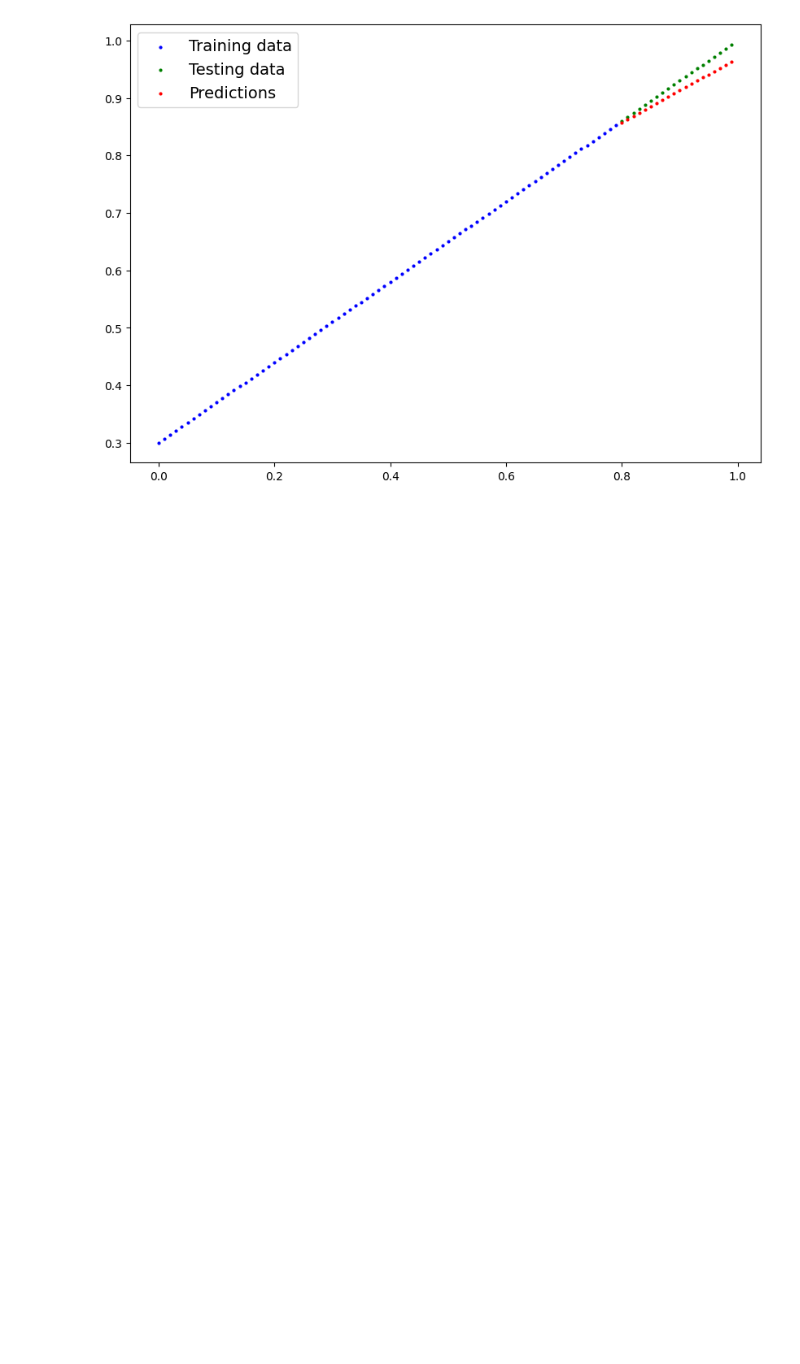
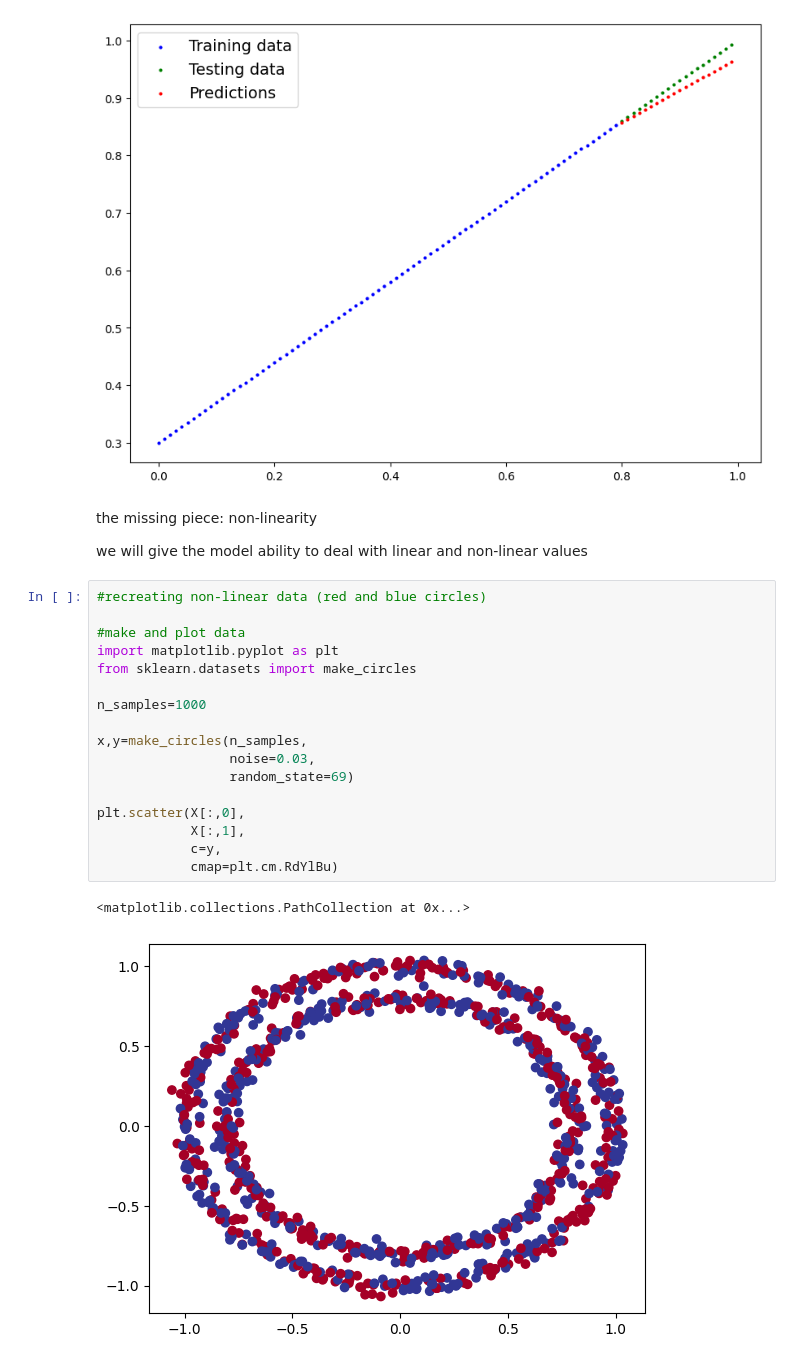
Before and after one commit to LadakaTayaara/deep-learning-codealong-nb, a Jupyter notebook: pytorchnntut.ipynb, the cells around one changed output. Saved outputs shown, nothing was run; the diff lists cells and outputs as text; blank space fills up the shorter version.

```diff
--- a/pytorchnntut.ipynb
+++ b/pytorchnntut.ipynb
@@ -514,3 +514,27 @@ plot_predictions(train_data=X_train_regression.cpu(),
 plt.show()
 # %% [output]
 [figure]
+# %% [markdown]
+the missing piece: non-linearity
+
+we will give the model ability to deal with linear and non-linear values
+# %%
+#recreating non-linear data (red and blue circles)
+
+#make and plot data
+import matplotlib.pyplot as plt
+from sklearn.datasets import make_circles
+
+n_samples=1000
+
+x,y=make_circles(n_samples,
+                 noise=0.03,
+                 random_state=69)
+
+plt.scatter(X[:,0],
+            X[:,1],
+            c=y,
+            cmap=plt.cm.RdYlBu)
+# %% [output]
+<matplotlib.collections.PathCollection at 0x...>
+[figure, added]
```
Also changed, not shown: parts of 2 cells of this notebook.
